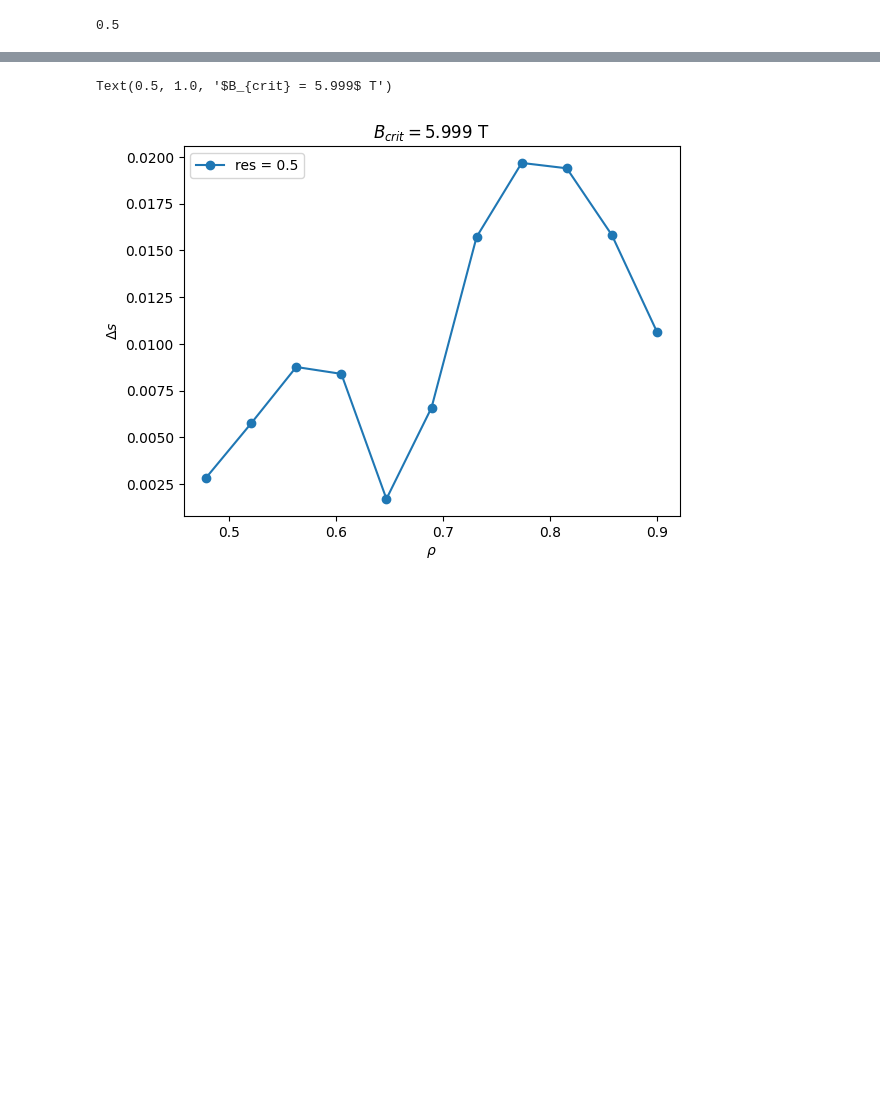
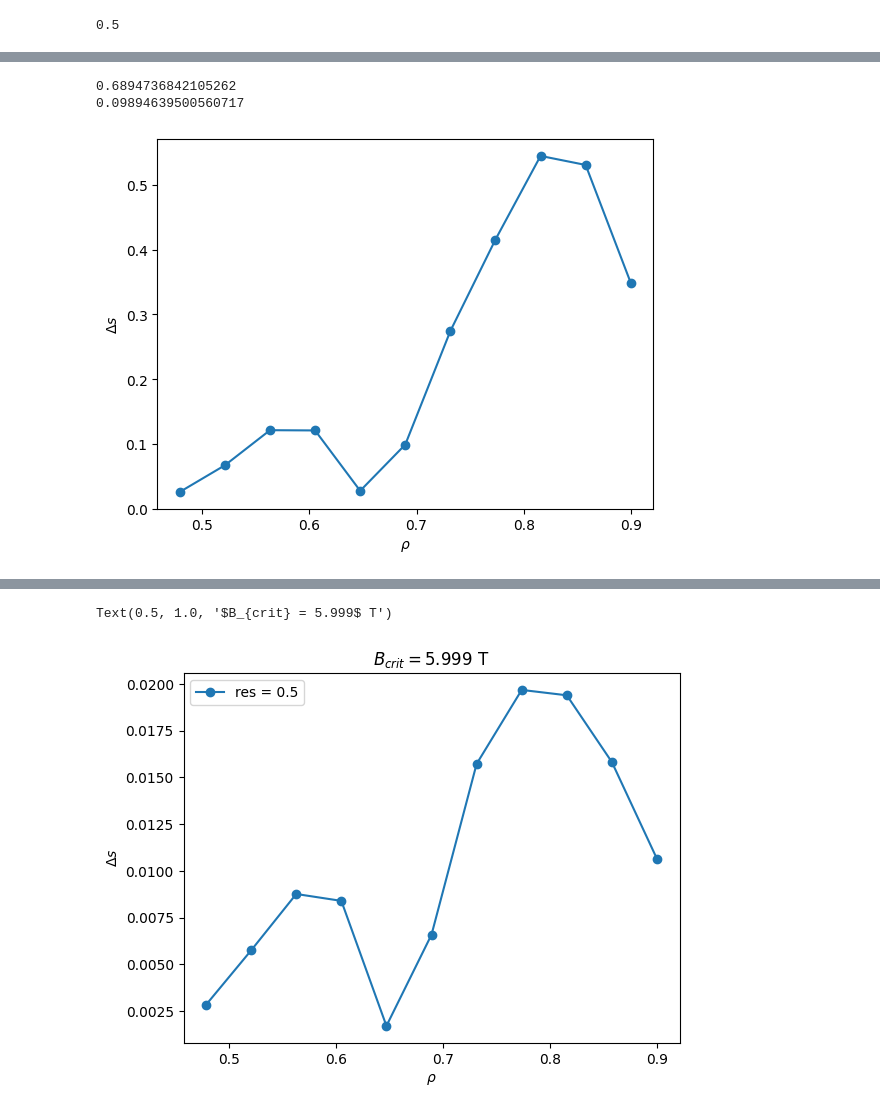
Before and after one commit to jlabbate15/DESC_TrappedRes, a Jupyter notebook: desc/ResonanceOpt/results_01282026.ipynb, the cells around one changed output, grey strips where cells are left out. Drawn from its saved outputs; the diff is of its cells as text; code cells hidden in the pictures; blank space fills up the shorter version.

```diff
--- a/desc/ResonanceOpt/results_01282026.ipynb
+++ b/desc/ResonanceOpt/results_01282026.ipynb
@@ -164,3 +155,27 @@ i_res = 3
+# %%
+# 2. Is the island width correct?
+'''
+Delta psi = 4^4 (  ( int_0^{2*pi}psi_drift^2 ) / (Omega_eta^2 pi n^2) )  ^(1/4)
+rho = sqrt(psi/psi_a)
+See Overleaf for complete derivation
+'''
+
+import numpy as np
+
+Delta_s_4 = value['Delta_s_4'] # := (rho,Bcrit,well,res)
+Delta_s = 4 * (( (4/np.pi) * (1/value['Omega_prime']) * value['Delta_s_4'] )**(1/4)) # := (rho,Bcrit,well,res)
+
+fig9,ax9 = plt.subplots()
+ax9.plot(rhos,Delta_s[:,0,0,i_res],'-o')
+ax9.set_xlabel(r'$\rho$')
+ax9.set_ylabel(r'$\Delta s$')
+
+print(rhos[14])
+print(Delta_s[14,0,0,i_res])
+# %% [output]
+0.6894736842105262
+0.09894639500560717
+[figure, added]
 # %%
 # Testing
 
```
Also changed, not shown: parts of 8 cells of this notebook, 2 other files.
